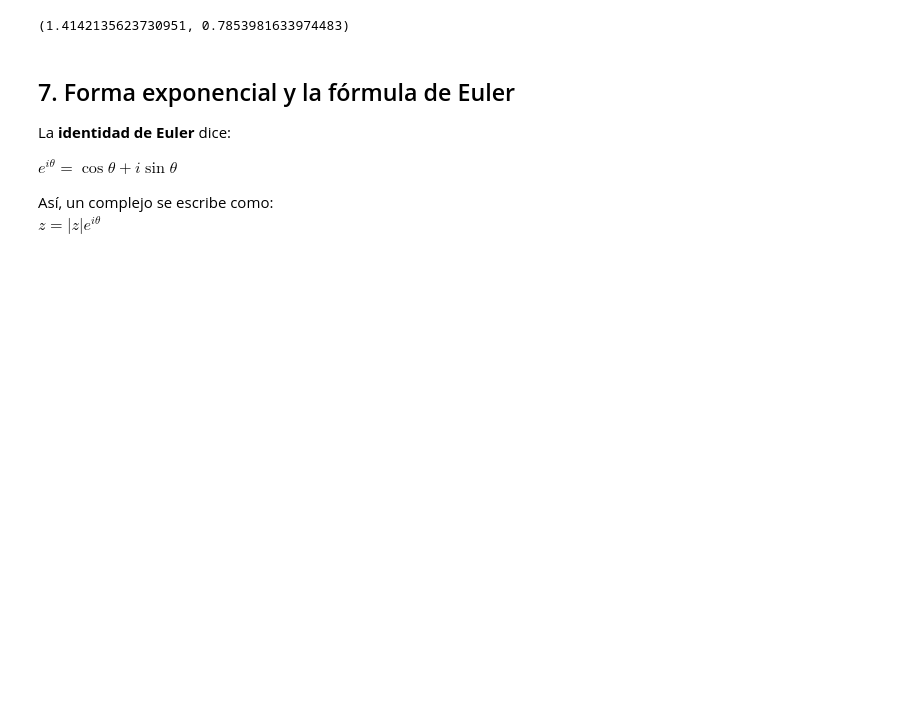
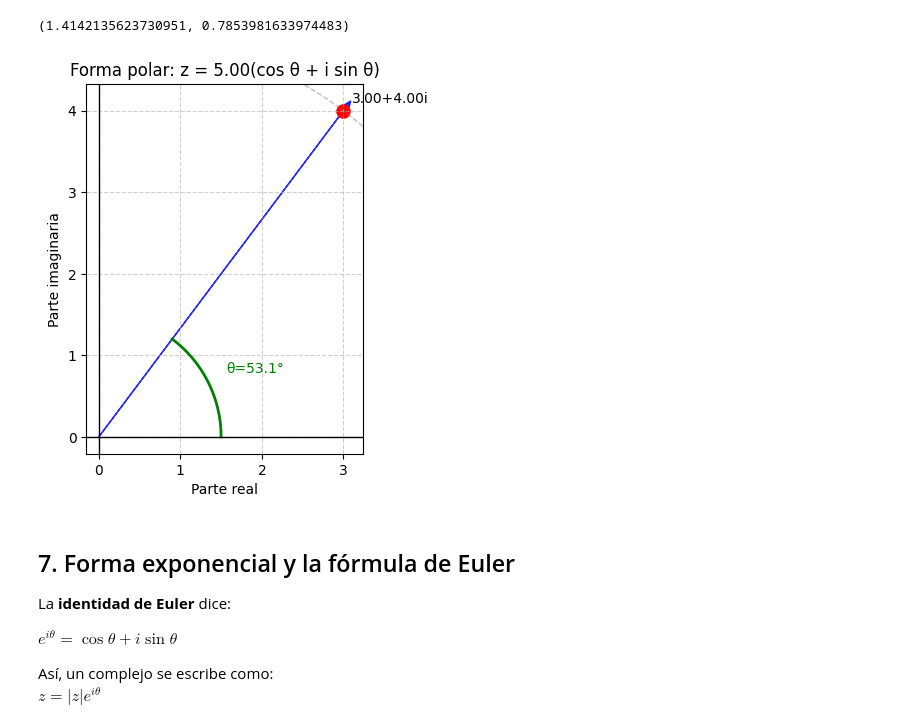
Before and after one commit to adrianaalvarad/QuantumHub-Maths, a Jupyter notebook: Session1_ComplexNumbers.ipynb, the cells around one changed output. Cells and saved outputs as stored; diff of their text form; code cells hidden in the pictures; blank space fills up the shorter version.

```diff
--- a/Session1_ComplexNumbers.ipynb
+++ b/Session1_ComplexNumbers.ipynb
@@ -131,6 +277,57 @@ argumento = cmath.phase(z)
 modulo, argumento
 # %% [output]
 (1.4142135623730951, 0.7853981633974483)
+# %%
+import matplotlib.pyplot as plt
+import numpy as np
+
+def plot_complex_polar(z):
+    """
+    Grafica un número complejo en forma polar:
+    muestra el vector, su módulo y el ángulo (argumento).
+
+    Parámetros:
+    -----------
+    z : complex
+        Número complejo a graficar.
+    """
+    r = abs(z)              # módulo
+    theta = np.angle(z)     # argumento (en radianes)
+
+    fig, ax = plt.subplots()
+
+    # Vector principal
+    ax.arrow(0, 0, z.real, z.imag,
+             head_width=0.12, head_length=0.15,
+             fc="blue", ec="blue", alpha=0.8)
+    ax.scatter(z.real, z.imag, color="red", s=90)
+    ax.text(z.real+0.1, z.imag+0.1, f"{z.real:.2f}+{z.imag:.2f}i", fontsize=10)
+
+    # Círculo para mostrar el módulo
+    circle = plt.Circle((0,0), r, color="gray", linestyle="--", fill=False, alpha=0.5)
+    ax.add_artist(circle)
+
+    # Arco para mostrar el ángulo
+    arco_theta = np.linspace(0, theta, 200)
+    ax.plot(r*0.3*np.cos(arco_theta), r*0.3*np.sin(arco_theta), color="green", lw=2)
+    ax.text(r*0.35*np.cos(theta/2), r*0.35*np.sin(theta/2), f"θ={np.degrees(theta):.1f}°", color="green")
+
+    # Ejes
+    ax.axhline(0, color="black", lw=1)
+    ax.axvline(0, color="black", lw=1)
+
+    ax.set_aspect("equal", adjustable="box")
+    ax.set_xlabel("Parte real")
+    ax.set_ylabel("Parte imaginaria")
+    ax.grid(True, linestyle="--", alpha=0.6)
+
+    plt.title(f"Forma polar: z = {r:.2f}(cos θ + i sin θ)")
+    plt.show()
+
+z = 3 + 4j
+plot_complex_polar(z)
+# %% [output]
+[figure, added]
 # %% [markdown]
 
 ## 7. Forma exponencial y la fórmula de Euler
```
Also changed, not shown: parts of 10 cells of this notebook.
